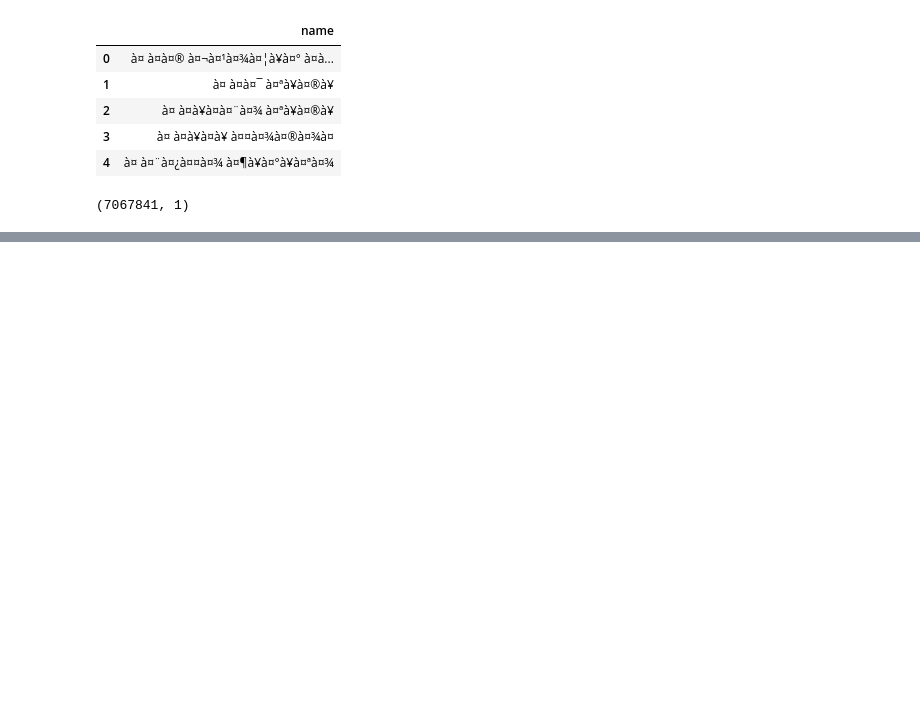
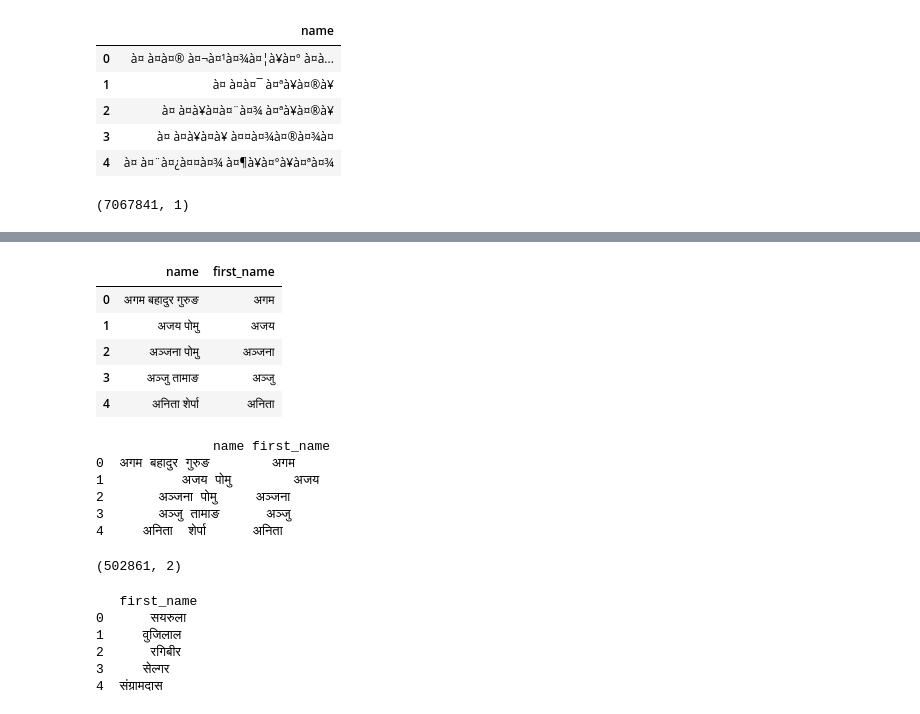
Before and after one commit to 101saugat101/wiseyak-extras, a Jupyter notebook: rough practise/name_translator.ipynb, the cells around one changed output, grey strips where cells are left out. Cells and saved outputs as stored; diff of their text form; code cells hidden in the pictures; blank space fills up the shorter version.

Commit message:
unique name creation

```diff
--- a/rough practise/name_translator.ipynb
+++ b/rough practise/name_translator.ipynb
@@ -480,3 +480,10 @@ surname_data.head()
 surname_data.shape
 # %% [output]
 (7067841, 1)
+# %%
+import pandas as pd
+
+# Specify the encoding when reading the CSV file
+surname_data = pd.read_csv('/content/names.csv') # or 'latin-1'
+
+surname_data.head()
@@ -482,0 +501,2 @@ surname_data.shape
+# %%
+non_duplicates=surname_data.drop_duplicates(subset=['name'])
@@ -482,0 +516,6 @@ surname_data.shape
+# %%
+# Extract the first word (name) of each row
+non_duplicates['first_name'] = non_duplicates['name'].apply(lambda x: x.split()[0])
+
+# Display the result
+print(non_duplicates[['name', 'first_name']].head())
@@ -482,0 +542,45 @@ surname_data.shape
+# %%
+non_duplicates.head()
+# %% [output]
+|  | name | first_name |
+| 0 | अगम बहादुर गुरुङ | अगम |
+| 1 | अजय पोमु | अजय |
+| 2 | अञ्जना पोमु | अञ्जना |
+| 3 | अञ्जु तामाङ | अञ्जु |
+| 4 | अनिता शेर्पा | अनिता |
+# %%
+# Remove duplicates based on the 'first_name' column
+non_duplicates = non_duplicates.drop_duplicates(subset='first_name')
+
+# Display the result
+print(non_duplicates.head())
+# %% [output]
+               name first_name
+0  अगम बहादुर गुरुङ        अगम
+1          अजय पोमु        अजय
+2       अञ्जना पोमु     अञ्जना
+3       अञ्जु तामाङ      अञ्जु
+4     अनिता  शेर्पा      अनिता
+# %%
+non_duplicates.shape
+# %% [output]
+(502861, 2)
+# %%
+# Convert the 'first_name' column to a set (removes duplicates)
+first_name_set = set(non_duplicates['first_name'])
+
+# Convert the set to a DataFrame
+first_name_set_df = pd.DataFrame(list(first_name_set), columns=['first_name'])
+
+# Save the DataFrame to a CSV file
+first_name_set_df.to_csv('/content/first_name_set.csv', index=False)
+
+# Display the first few entries to verify
+print(first_name_set_df.head())
+# %% [output]
+   first_name
+0      सयरुला
+1     वुजिलाल
+2      रगिबीर
+3     सेल्‍गर
+4  संग्रामदास
```
Also changed, not shown: parts of 6 cells of this notebook.
